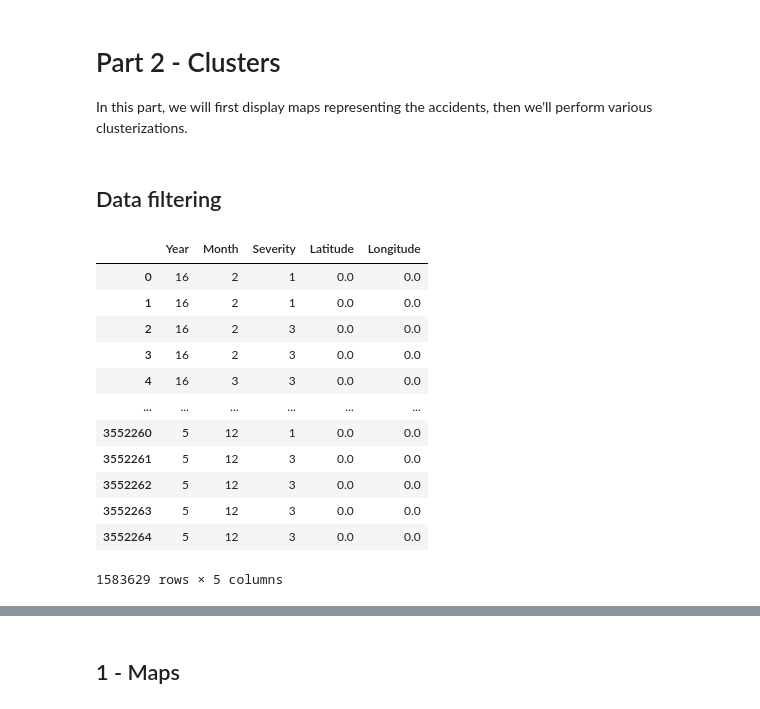
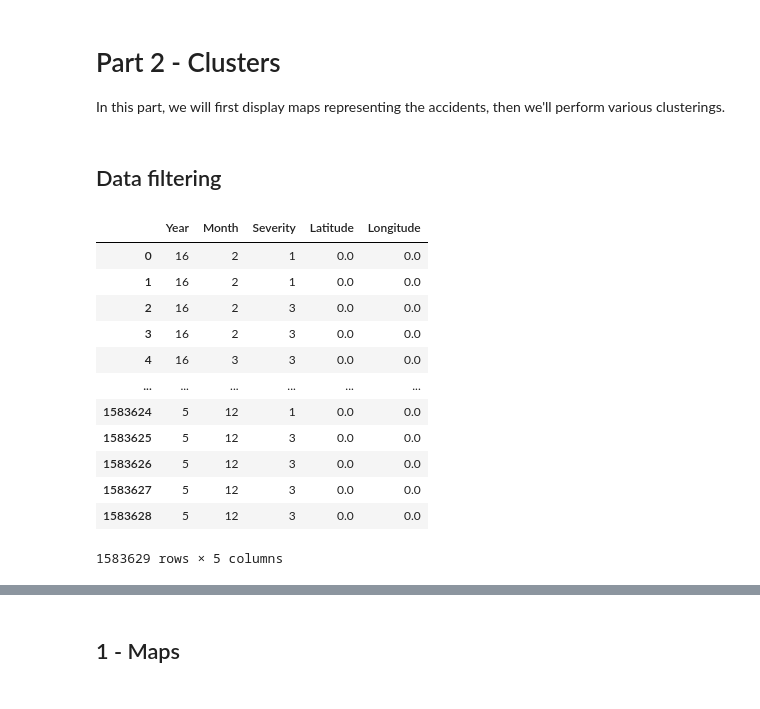
Before and after one commit to JulienML/AccidentsInFrance, a Jupyter notebook: Part2 - Clusters.ipynb, the cells around one changed output, grey strips where cells are left out. Drawn from its saved outputs; the diff is of its cells as text; code cells hidden in the pictures.

```diff
--- a/Part2 - Clusters.ipynb
+++ b/Part2 - Clusters.ipynb
@@ -1,7 +1,7 @@
 # %% [markdown]
 # Part 2 - Clusters
 
-In this part, we will first display maps representing the accidents, then we'll perform various clusterizations.
+In this part, we will first display maps representing the accidents, then we'll perform various clusterings.
 # %% [markdown]
 ## Data filtering
 # %%
@@ -23,38 +23,39 @@ data = pd.merge(df1, df2, how='outer', on="Num_Acc")
 # %%
 # Select the columns that we want to keep and we rename it appropriately
 columns = ['an', 'mois', 'grav', 'lat', 'long']
 
 data = data[columns]
 data.columns = ['Year', 'Month', 'Severity', 'Latitude', 'Longitude']
 
 # Delete all rows for which we have no information about location
 data.dropna(axis=0, subset=['Latitude', 'Longitude'], inplace=True)
 
 # Rearrange the 'Severity' numbers in ascending order
 data['Severity'].replace({2: 4, 4: 2}, inplace=True)
 
 # Create a dictionary with a description for each level of severity
 severity_description = {
     1: "Unscathed",
     2: "Light injury",
     3: "Hospitalized wounded",
     4: "Killed"
 }
 
+data.reset_index(drop=True, inplace=True)
 data
 # %% [output]
 |  | Year | Month | Severity | Latitude | Longitude |
 | 0 | 16 | 2 | 1 | 0.0 | 0.0 |
 | 1 | 16 | 2 | 1 | 0.0 | 0.0 |
 | 2 | 16 | 2 | 3 | 0.0 | 0.0 |
 | 3 | 16 | 2 | 3 | 0.0 | 0.0 |
 | 4 | 16 | 3 | 3 | 0.0 | 0.0 |
 | ... | ... | ... | ... | ... | ... |
-| 3552260 | 5 | 12 | 1 | 0.0 | 0.0 |
-| 3552261 | 5 | 12 | 3 | 0.0 | 0.0 |
-| 3552262 | 5 | 12 | 3 | 0.0 | 0.0 |
-| 3552263 | 5 | 12 | 3 | 0.0 | 0.0 |
-| 3552264 | 5 | 12 | 3 | 0.0 | 0.0 |
+| 1583624 | 5 | 12 | 1 | 0.0 | 0.0 |
+| 1583625 | 5 | 12 | 3 | 0.0 | 0.0 |
+| 1583626 | 5 | 12 | 3 | 0.0 | 0.0 |
+| 1583627 | 5 | 12 | 3 | 0.0 | 0.0 |
+| 1583628 | 5 | 12 | 3 | 0.0 | 0.0 |
 1583629 rows × 5 columns
 # %%
 import numpy as np
```
Also changed, not shown: parts of 8 cells of this notebook.
